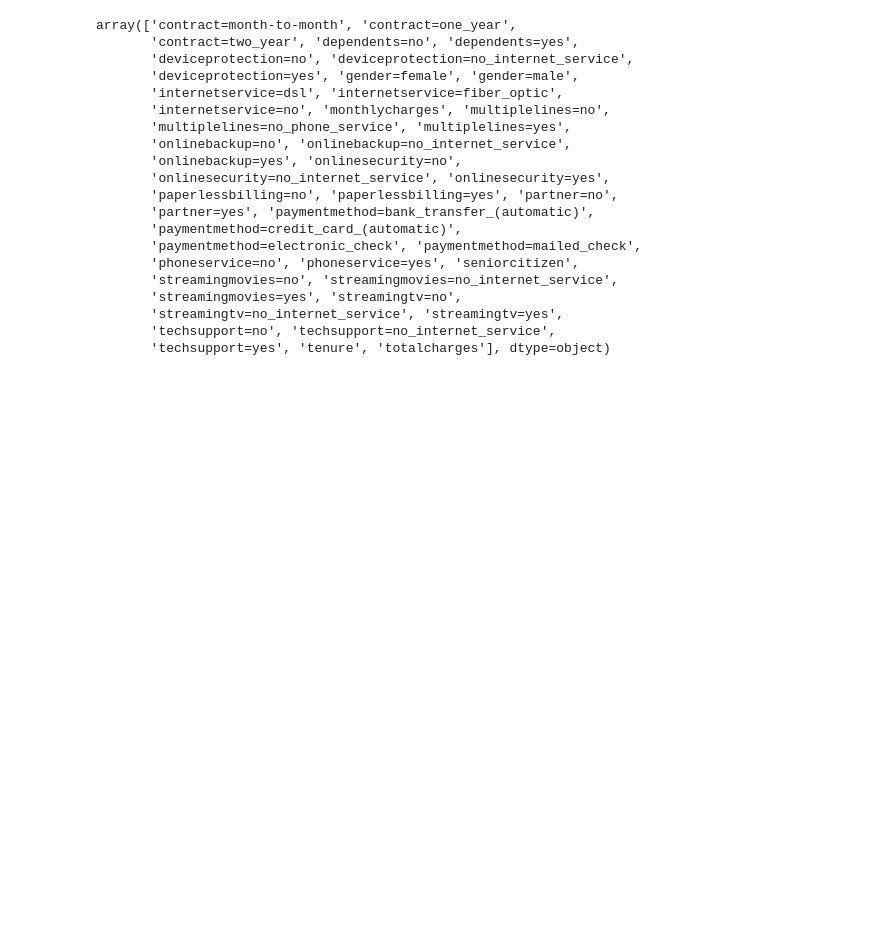
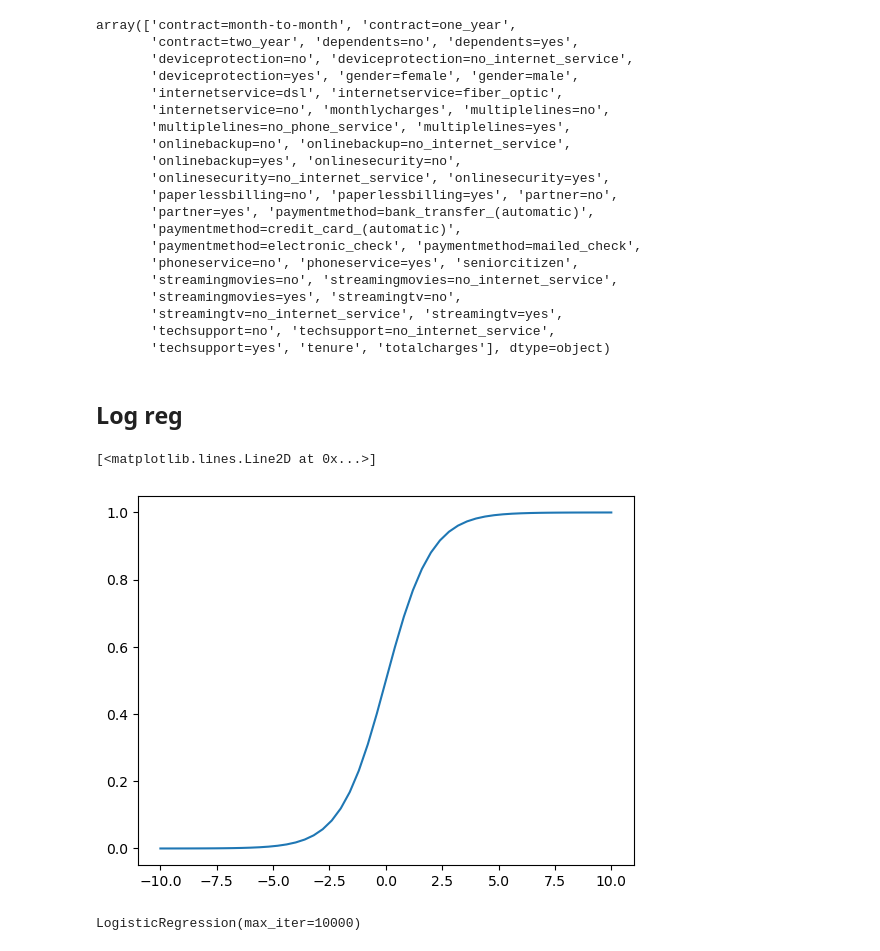
Before and after one commit to piotrswiecik/mlzoomcamp, a Jupyter notebook: various/churn.ipynb, the cells around one changed output. Cells and saved outputs as stored; diff of their text form; code cells hidden in the pictures; blank space fills up the shorter version.

Commit message:
logistic model for churn

```diff
--- a/various/churn.ipynb
+++ b/various/churn.ipynb
@@ -695,3 +684,20 @@ array(['contract=month-to-month', 'contract=one_year',
        'streamingtv=no_internet_service', 'streamingtv=yes',
        'techsupport=no', 'techsupport=no_internet_service',
        'techsupport=yes', 'tenure', 'totalcharges'], dtype=object)
+# %% [markdown]
+## Log reg
+# %%
+import numpy as np
+import matplotlib.pyplot as plt
+
+def sigmoid(z):
+    return 1 / (1 + np.exp(-z))
+# %%
+z = np.linspace(-10, 10, 51)
+# %%
+s = sigmoid(z)
+# %%
+plt.plot(z, s)
+# %% [output]
+[<matplotlib.lines.Line2D at 0x...>]
+[figure, added]
@@ -697,0 +712,5 @@ array(['contract=month-to-month', 'contract=one_year',
+# %%
+model = LogisticRegression(max_iter=10_000)
+model.fit(X_train, y_train)
+# %% [output]
+LogisticRegression(max_iter=10000)
```
Also changed, not shown: parts of 48 cells of this notebook.
